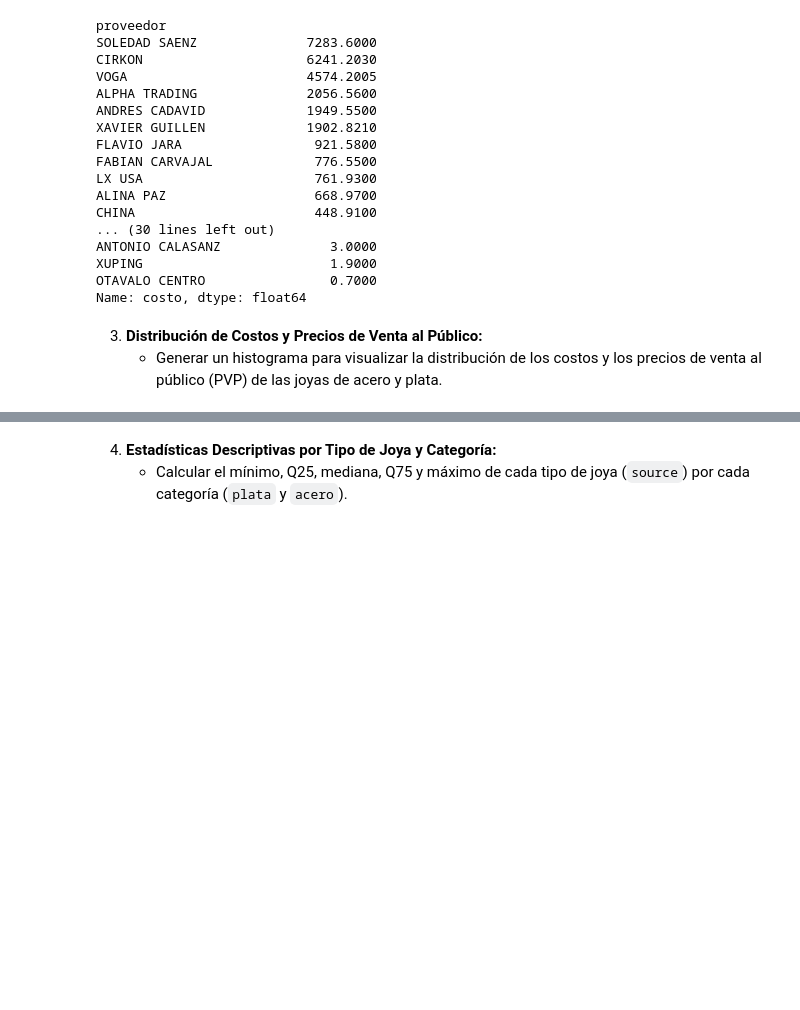
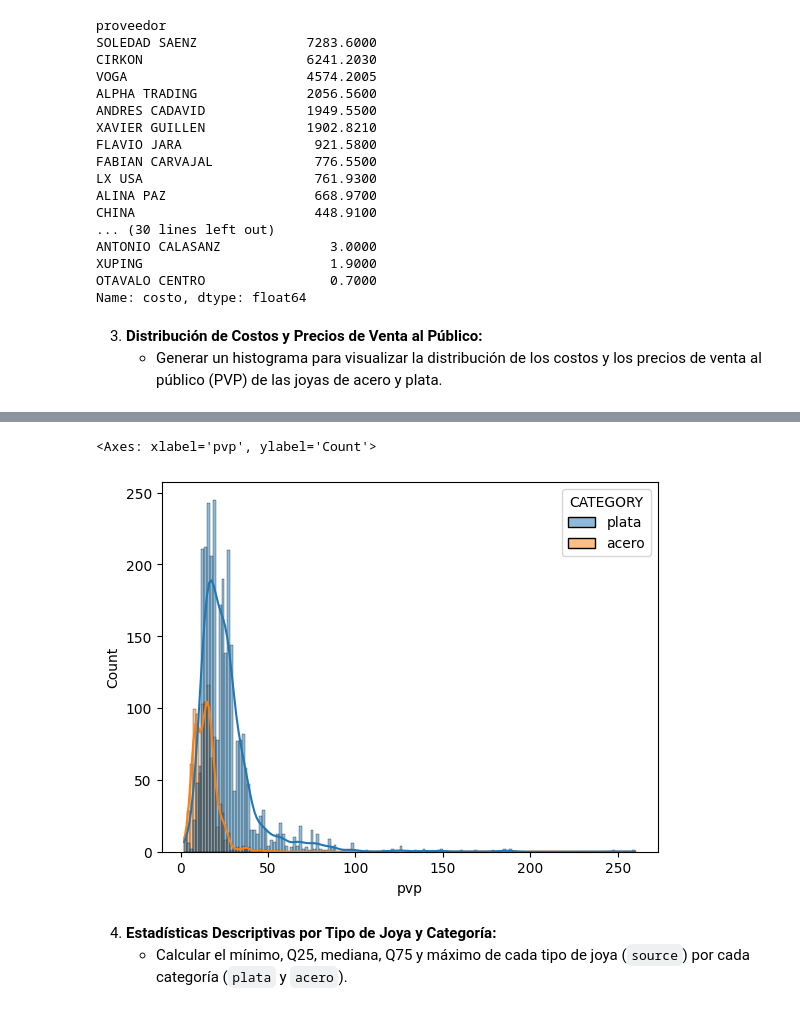
Before and after one commit to edu-marin/django_storefront, a Jupyter notebook: data_migration/descriptive_analysis_inventario.ipynb, the cells around one changed output, grey strips where cells are left out. Saved outputs shown, nothing was run; the diff lists cells and outputs as text; code cells hidden in the pictures; blank space fills up the shorter version.

```diff
--- a/data_migration/descriptive_analysis_inventario.ipynb
+++ b/data_migration/descriptive_analysis_inventario.ipynb
@@ -145,3 +152,8 @@ import matplotlib.pyplot as plt
+# %%
+sns.histplot(x = "pvp", hue = "CATEGORY", data = clean_inventory, kde=True)
+# %% [output]
+<Axes: xlabel='pvp', ylabel='Count'>
+[figure, added]
 # %% [markdown]
 4. **Estadísticas Descriptivas por Tipo de Joya y Categoría:**
    - Calcular el mínimo, Q25, mediana, Q75 y máximo de cada tipo de joya (`source`) por cada categoría (`plata` y `acero`).
```
Also changed, not shown: parts of 19 cells of this notebook.
